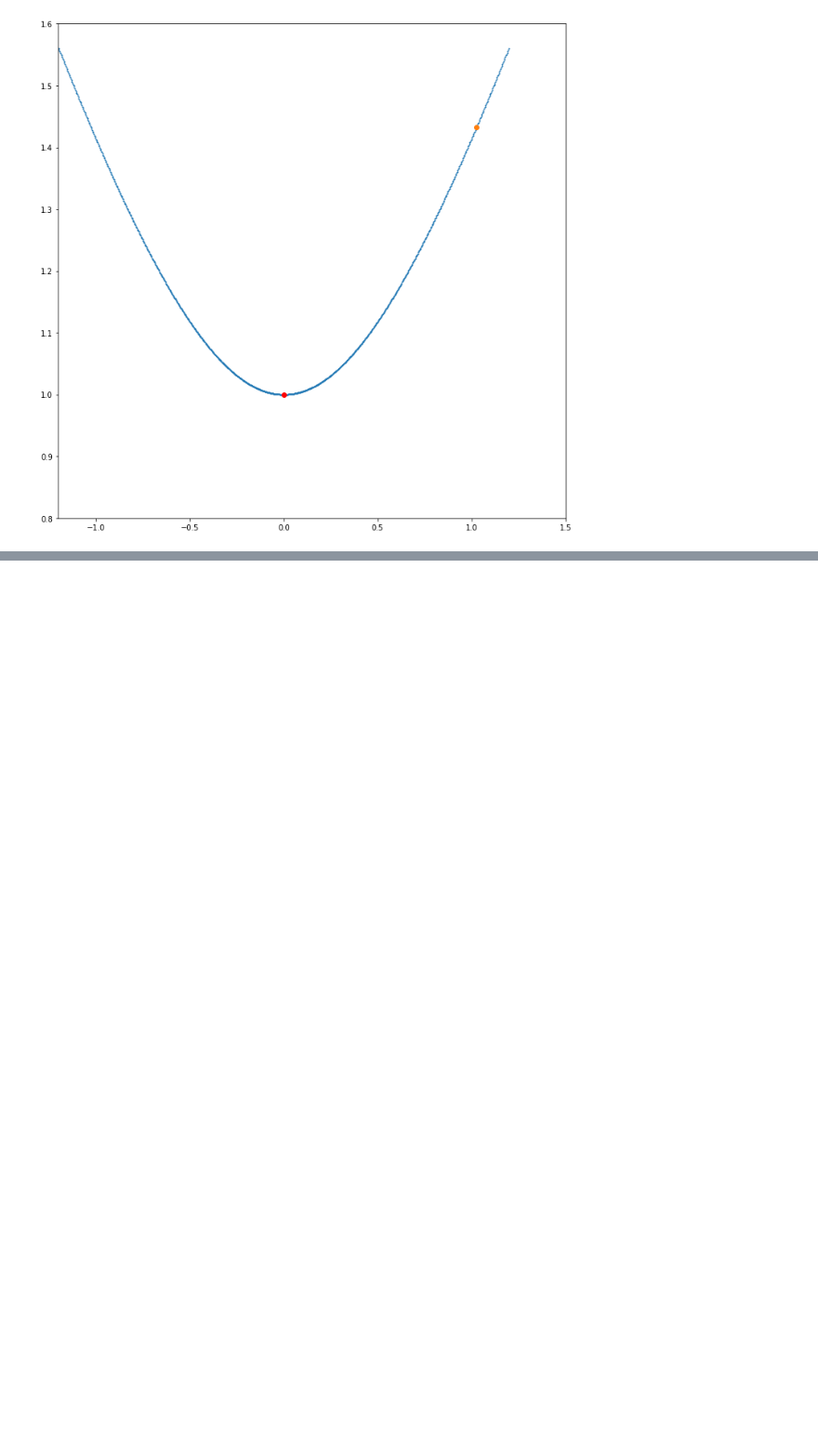
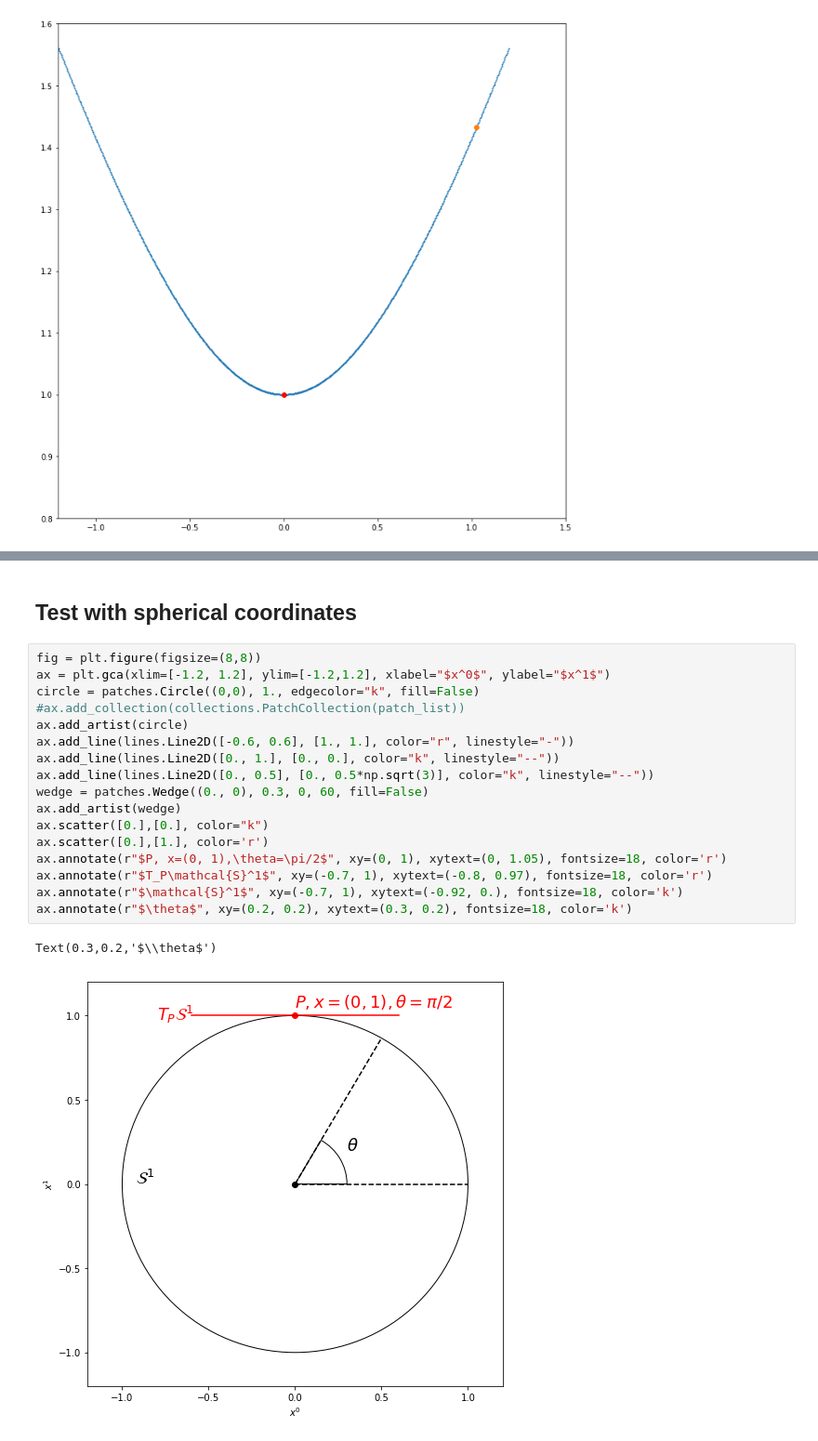
Before and after one commit to DRWardrope/GeometryTests, a Jupyter notebook: Differentiation.ipynb, the cells around one changed output, grey strips where cells are left out. Shown at 93% size. Drawn from its saved outputs; the diff is of its cells as text; blank space fills up the shorter version.

```diff
--- a/Differentiation.ipynb
+++ b/Differentiation.ipynb
@@ -98,0 +150,22 @@ ax.legend()
+# %% [markdown]
+## Test with spherical coordinates
+# %%
+fig = plt.figure(figsize=(8,8))
+ax = plt.gca(xlim=[-1.2, 1.2], ylim=[-1.2,1.2], xlabel="$x^0$", ylabel="$x^1$")
+circle = patches.Circle((0,0), 1., edgecolor="k", fill=False)
+#ax.add_collection(collections.PatchCollection(patch_list))
+ax.add_artist(circle)
+ax.add_line(lines.Line2D([-0.6, 0.6], [1., 1.], color="r", linestyle="-"))
+ax.add_line(lines.Line2D([0., 1.], [0., 0.], color="k", linestyle="--"))
+ax.add_line(lines.Line2D([0., 0.5], [0., 0.5*np.sqrt(3)], color="k", linestyle="--"))
+wedge = patches.Wedge((0., 0), 0.3, 0, 60, fill=False)
+ax.add_artist(wedge)
+ax.scatter([0.],[0.], color="k")
+ax.scatter([0.],[1.], color='r')
+ax.annotate(r"$P, x=(0, 1),\theta=\pi/2$", xy=(0, 1), xytext=(0, 1.05), fontsize=18, color='r')
+ax.annotate(r"$T_P\mathcal{S}^1$", xy=(-0.7, 1), xytext=(-0.8, 0.97), fontsize=18, color='r')
+ax.annotate(r"$\mathcal{S}^1$", xy=(-0.7, 1), xytext=(-0.92, 0.), fontsize=18, color='k')
+ax.annotate(r"$\theta$", xy=(0.2, 0.2), xytext=(0.3, 0.2), fontsize=18, color='k')
+# %% [output]
+Text(0.3,0.2,'$\\theta$')
+[figure, added]
```
Also changed, not shown: parts of 9 cells of this notebook, 3 other files.
